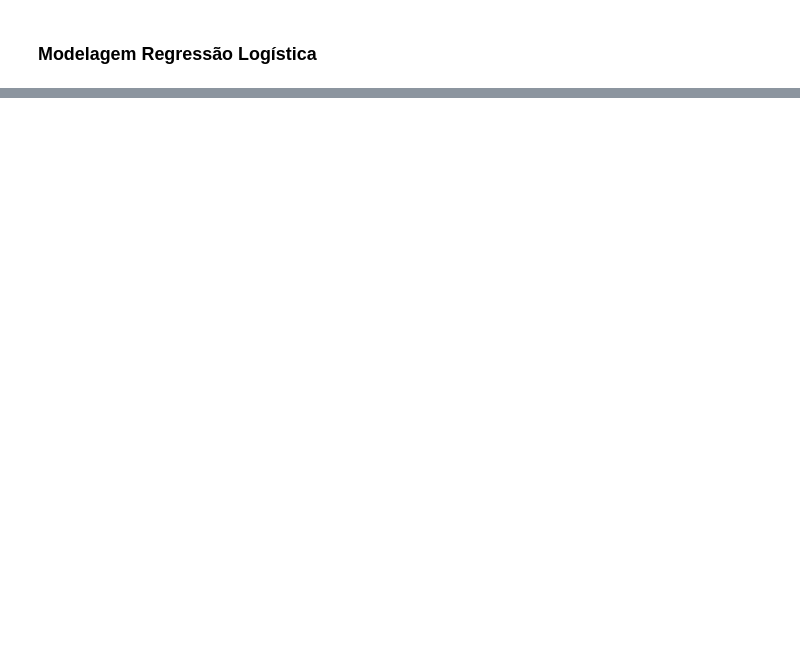
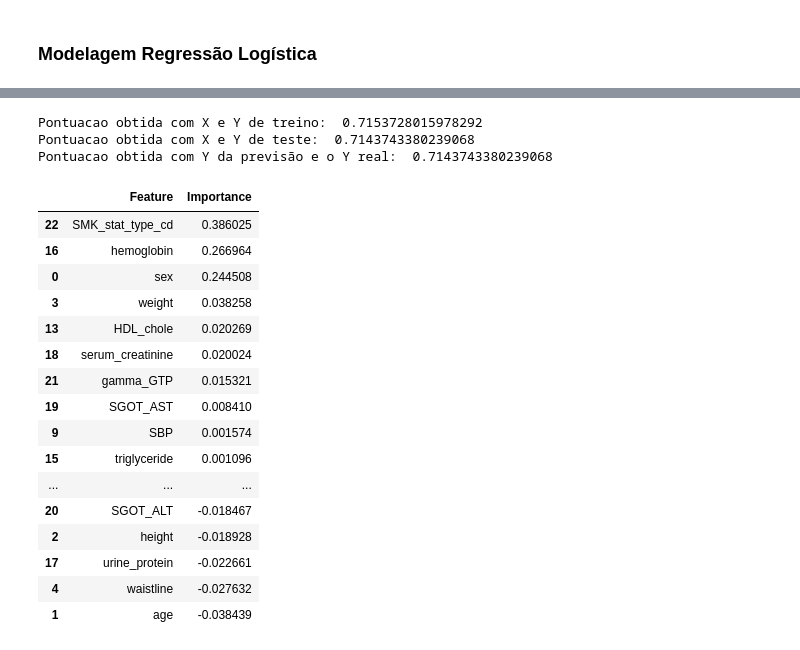
Before and after one commit to FelipeMMMendes/ProjectMI, a Jupyter notebook: scripts/trabalhoMI.ipynb, the cells around one changed output, grey strips where cells are left out. Saved outputs shown, nothing was run; the diff lists cells and outputs as text; code cells hidden in the pictures; blank space fills up the shorter version.

Commit message:
Added Linear Regression

```diff
--- a/scripts/trabalhoMI.ipynb
+++ b/scripts/trabalhoMI.ipynb
@@ -147,2 +119,18 @@ for regra in regras_associacao:
 # %% [markdown]
 ### Modelagem Regressão Logística
+# %%
+#fazendo os imports necessarios
+from sklearn.linear_model import LogisticRegression
+from sklearn.model_selection import train_test_split
+from sklearn.metrics import accuracy_score
+
+
+y = df_normalized['DRK_YN']
+x = df_normalized.drop('DRK_YN',axis=1)
+
+
+X_train, X_test, y_train, y_test = train_test_split(x,y, test_size=0.20,random_state=42)
+# %%
+modelo_LR = LogisticRegression()
+modelo_LR.fit(X_train,y_train)
+y_pred = modelo_LR.predict(X_test)
@@ -148,0 +145,35 @@ for regra in regras_associacao:
+# %%
+#printando os scores obtidos
+print("Pontuacao obtida com X e Y de treino: ", modelo_LR.score(X_train,y_train))
+print("Pontuacao obtida com X e Y de teste: ", modelo_LR.score(X_test,y_test))
+print("Pontuacao obtida com Y da previsão e o Y real: " , accuracy_score(y_test,y_pred))
+# %% [output]
+Pontuacao obtida com X e Y de treino:  0.7153728015978292
+Pontuacao obtida com X e Y de teste:  0.7143743380239068
+Pontuacao obtida com Y da previsão e o Y real:  0.7143743380239068
+# %%
+#printando a importancia das features
+coeficients = modelo_LR.coef_[0]
+feature_names = x.columns
+feature_importance = pd.DataFrame({'Feature': feature_names, 'Importance': coeficients})
+feature_importance = feature_importance.sort_values(by='Importance', ascending=False)
+
+feature_importance
+# %% [output]
+|  | Feature | Importance |
+| 22 | SMK_stat_type_cd | 0.386025 |
+| 16 | hemoglobin | 0.266964 |
+| 0 | sex | 0.244508 |
+| 3 | weight | 0.038258 |
+| 13 | HDL_chole | 0.020269 |
+| 18 | serum_creatinine | 0.020024 |
+| 21 | gamma_GTP | 0.015321 |
+| 19 | SGOT_AST | 0.008410 |
+| 9 | SBP | 0.001574 |
+| 15 | triglyceride | 0.001096 |
+| ... | ... | ... |
+| 20 | SGOT_ALT | -0.018467 |
+| 2 | height | -0.018928 |
+| 17 | urine_protein | -0.022661 |
+| 4 | waistline | -0.027632 |
+| 1 | age | -0.038439 |
```
Also changed, not shown: parts of 7 cells of this notebook, 1 other file.
